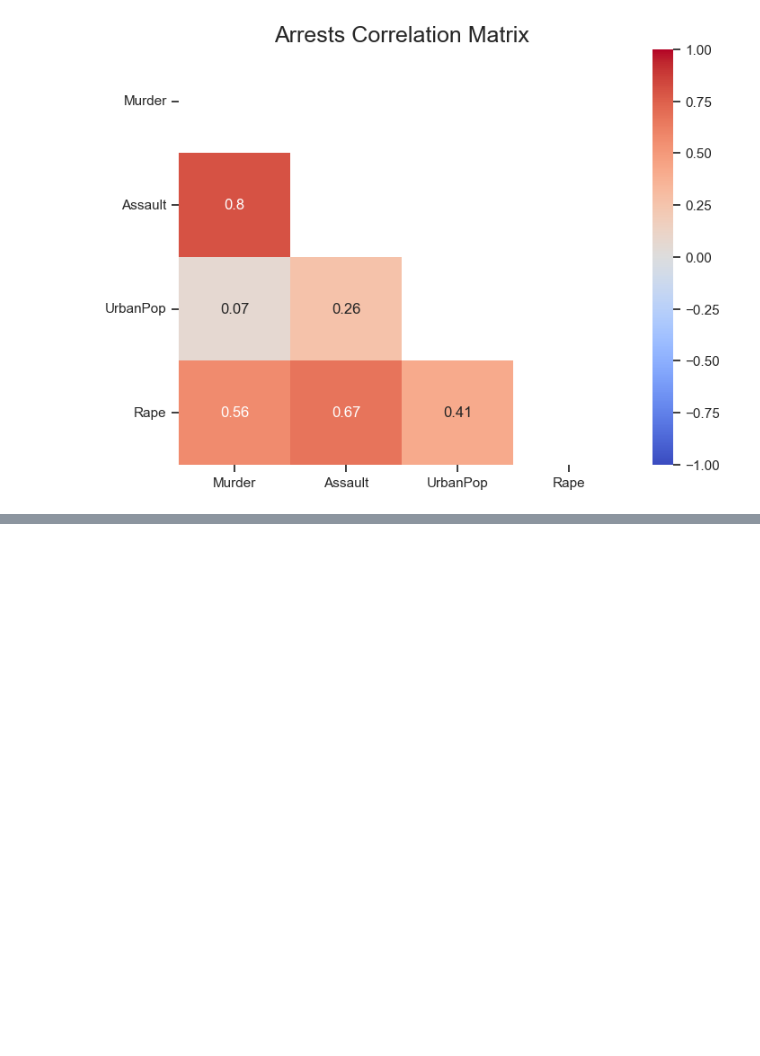
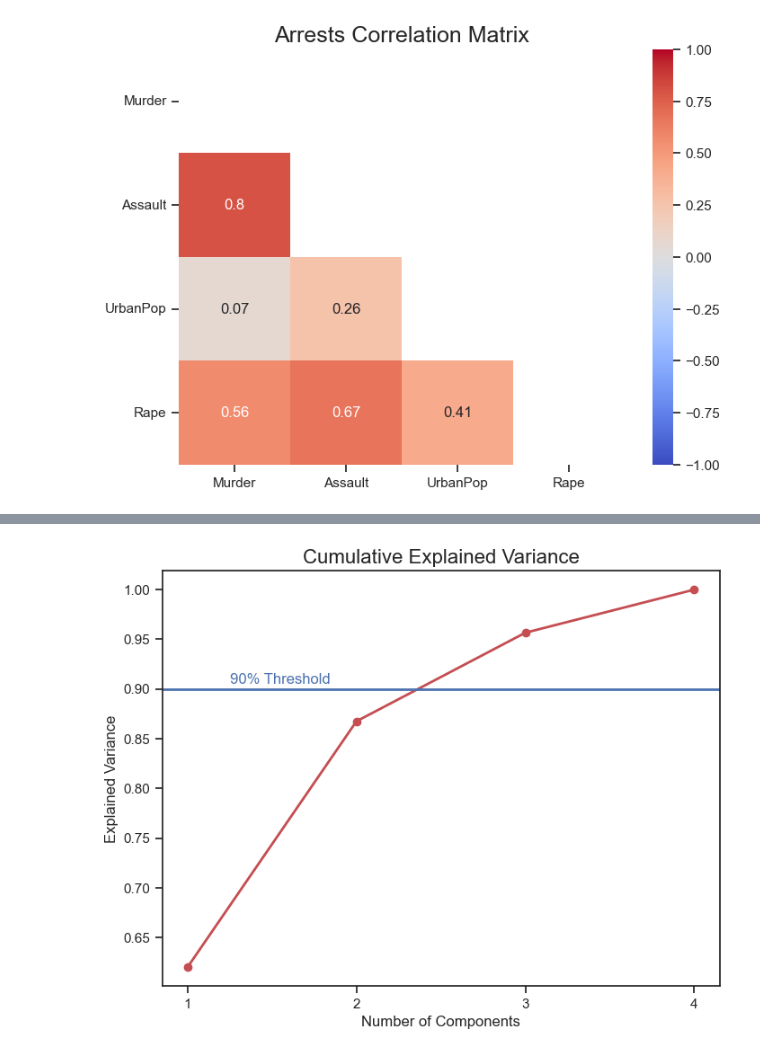
Before and after one commit to willgosnold/US_arrests, a Jupyter notebook: US_arrests.ipynb, the cells around one changed output, grey strips where cells are left out. Drawn from its saved outputs; the diff is of its cells as text; code cells hidden in the pictures; blank space fills up the shorter version.

```diff
--- a/US_arrests.ipynb
+++ b/US_arrests.ipynb
@@ -106,5 +242,6 @@ plt.show()
 # %%
-X = arrests_df.drop(["State"], axis=1).values
+# Define the features as X
+X = arrests_df.drop(["State", "State_abv"], axis=1).values
 # %%
 # Scale the data
 X = StandardScaler().fit_transform(X)
@@ -263,0 +305,17 @@ plt.show()
+# %%
+# Cumulative variance plot
+plt.figure(figsize=(8, 6))
+plt.plot(np.cumsum(pca.explained_variance_ratio_),"ro-", linewidth=2)
+plt.axhline(y=0.9, color="b", linestyle="-", linewidth=2)
+
+# Add title and labels
+plt.title("Cumulative Explained Variance", size=16)
+plt.xlabel("Number of Components")
+plt.ylabel("Explained Variance")
+# Add threshold line
+plt.text(0.25, 0.905, "90% Threshold", color="b", fontsize=12)
+# Correct xticks
+plt.xticks(range(4), [i+1 for i in range(4)])
+plt.show()
+# %% [output]
+[figure, added]
```
Also changed, not shown: parts of 74 cells of this notebook, 3 other files.
